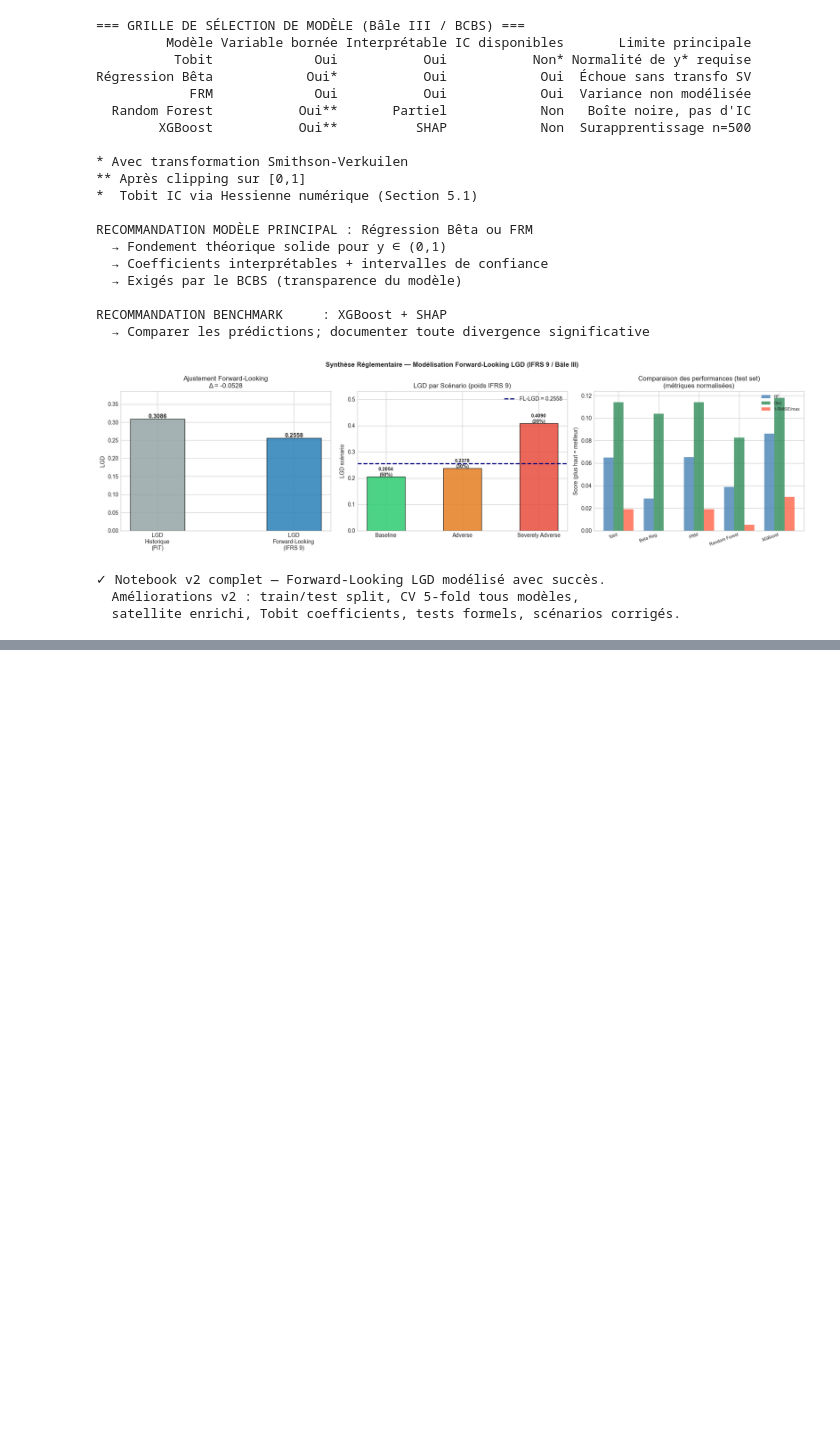
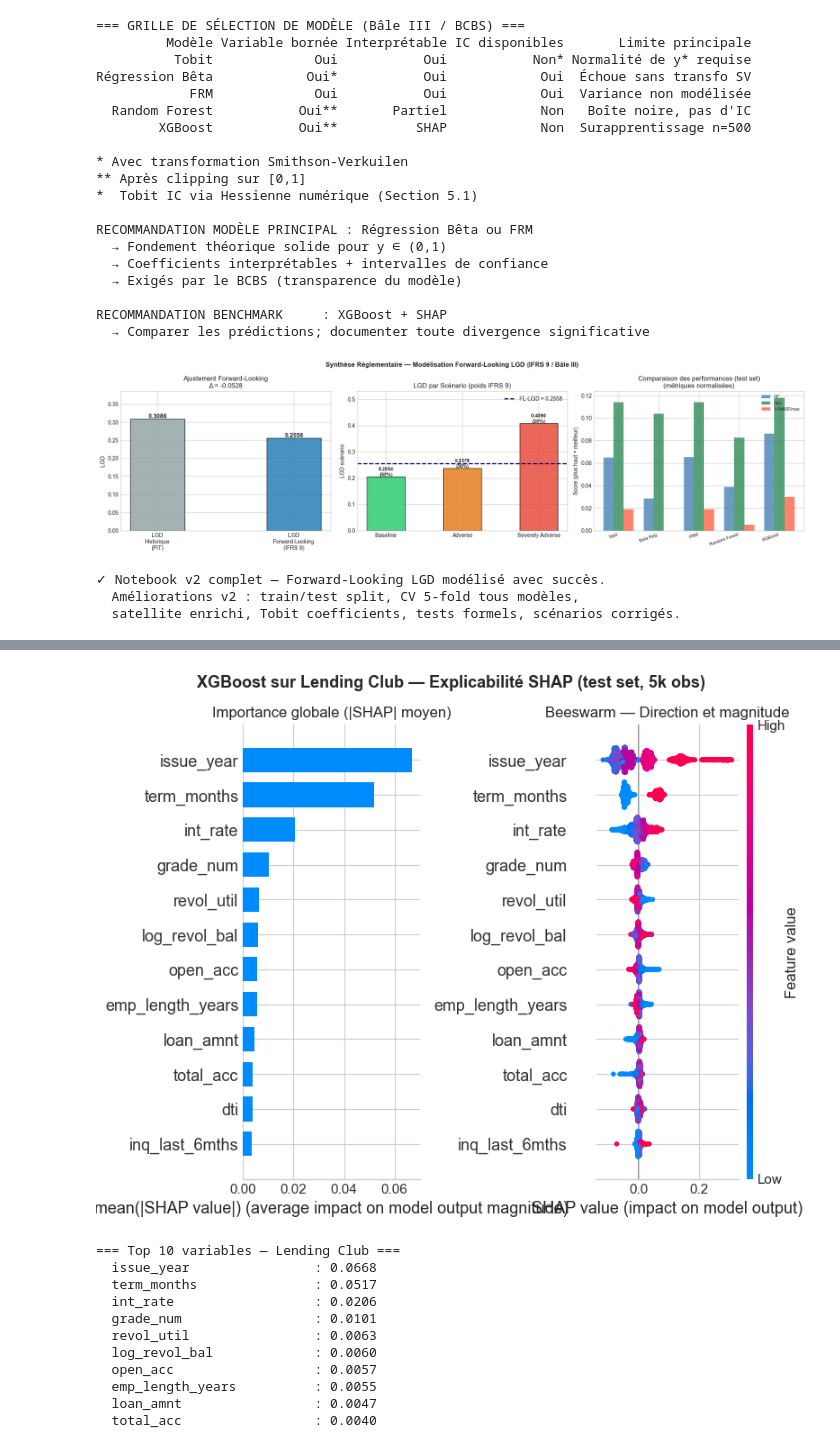
Before and after one commit to PyQuar/Modelisation-ForwardLooking-LGD, a Jupyter notebook: lgd_forward_looking.ipynb, the cells around one changed output, grey strips where cells are left out. Cells and saved outputs as stored; diff of their text form; code cells hidden in the pictures; blank space fills up the shorter version.

```diff
--- a/lgd_forward_looking.ipynb
+++ b/lgd_forward_looking.ipynb
@@ -1472,0 +1726,44 @@ print('  satellite enrichi, Tobit coefficients, tests formels, scénarios corrig
+# %%
+# ══════════════════════════════════════════════════════════════════════════════
+# 10.5 — EXPLICABILITÉ SHAP SUR LENDING CLUB
+# ══════════════════════════════════════════════════════════════════════════════
+# Sample test set pour performance SHAP (5000 obs max)
+X_lc_test_sample = X_lc_test.sample(n=min(5000, len(X_lc_test)), random_state=42)
+
+explainer_lc   = shap.TreeExplainer(xgb_lc)
+shap_values_lc = explainer_lc.shap_values(X_lc_test_sample)
+
+fig, axes = plt.subplots(1, 2, figsize=(18, 6))
+fig.suptitle('XGBoost sur Lending Club — Explicabilité SHAP (test set, 5k obs)',
+             fontsize=13, fontweight='bold')
+
+plt.sca(axes[0])
+shap.summary_plot(shap_values_lc, X_lc_test_sample, plot_type='bar', show=False, max_display=12)
+axes[0].set_title('Importance globale (|SHAP| moyen)')
+
+plt.sca(axes[1])
+shap.summary_plot(shap_values_lc, X_lc_test_sample, show=False, max_display=12)
+axes[1].set_title('Beeswarm — Direction et magnitude')
+
+plt.tight_layout()
+plt.show()
+
+# Top 5 features par importance
+mean_abs_shap = np.abs(shap_values_lc).mean(axis=0)
+top_features = pd.Series(mean_abs_shap, index=X_lc_test_sample.columns).sort_values(ascending=False).head(10)
+print('\n=== Top 10 variables — Lending Club ===')
+for feat, imp in top_features.items():
+    print(f'  {feat:<25s} : {imp:.4f}')
+# %% [output]
+[figure, added]
+=== Top 10 variables — Lending Club ===
+  issue_year                : 0.0668
+  term_months               : 0.0517
+  int_rate                  : 0.0206
+  grade_num                 : 0.0101
+  revol_util                : 0.0063
+  log_revol_bal             : 0.0060
+  open_acc                  : 0.0057
+  emp_length_years          : 0.0055
+  loan_amnt                 : 0.0047
+  total_acc                 : 0.0040
```
Also changed, not shown: parts of 10 cells of this notebook, 8 other files.
